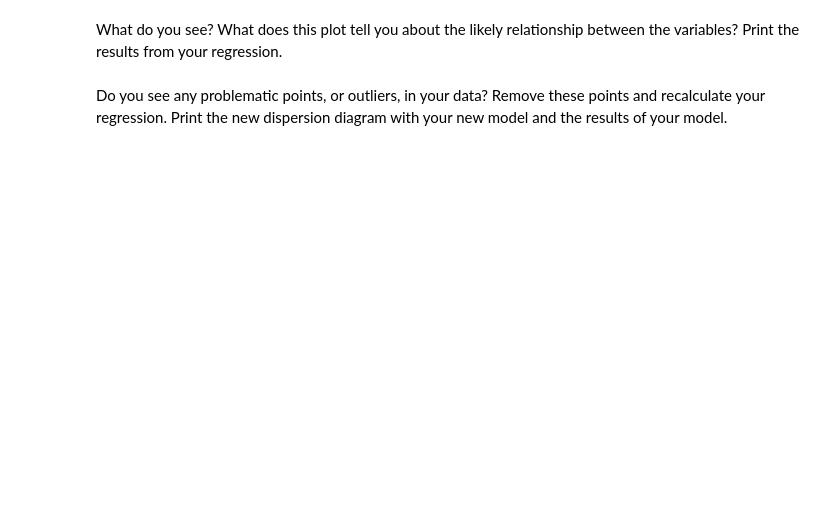
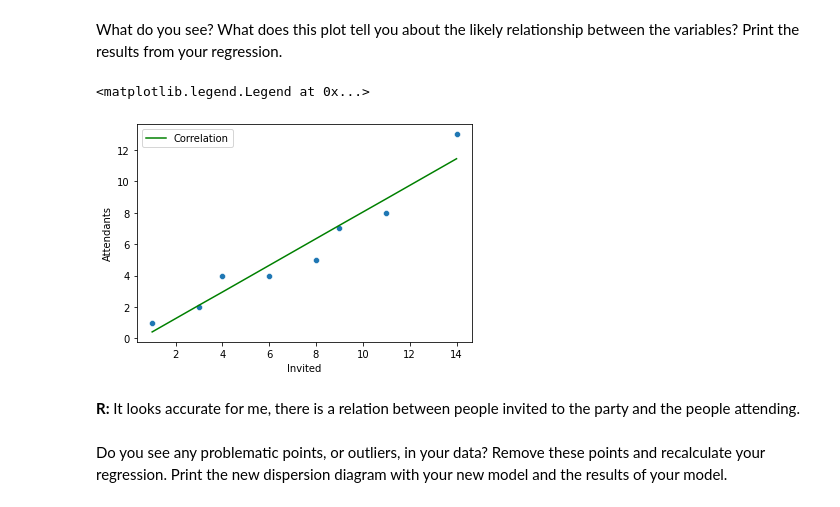
Before and after one commit to Ironhack-Data-Madrid-Enero-2021/lab-regression-analysis, a Jupyter notebook: your-code.ipynb, the cells around one changed output. Drawn from its saved outputs; the diff is of its cells as text; code cells hidden in the pictures; blank space fills up the shorter version.

```diff
--- a/your-code.ipynb
+++ b/your-code.ipynb
@@ -439,2 +453,9 @@ Draw a dispersion diagram (scatter plot) for the data, and fit a regression line
+# %%
+lr = LinearRegression()
+lr.fit(X = party[["Invited"]], y = party.Attendants)
+
+m = lr.coef_[0]
+y_intersec = lr.intercept_
+party["Correlation"] = (party.Invited * m + y_intersec).round(2)
 # %% [markdown]
 What do you see? What does this plot tell you about the likely relationship between the variables? Print the results from your regression.
@@ -443,2 +462,13 @@ What do you see? What does this plot tell you about the likely relationship betw
+# %%
+sns.scatterplot(x=party.Invited, y=party.Attendants)
+
+plt.plot(party["Invited"], party["Correlation"], color='g', label='Correlation')
+
+plt.legend()
+# %% [output]
+<matplotlib.legend.Legend at 0x...>
+[figure, added]
+# %% [markdown]
+**R:** It looks accurate for me, there is a relation between people invited to the party and the people attending.
 # %% [markdown]
 Do you see any problematic points, or outliers, in your data? Remove these points and recalculate your regression. Print the new dispersion diagram with your new model and the results of your model.
```
Also changed, not shown: parts of 12 cells of this notebook.
